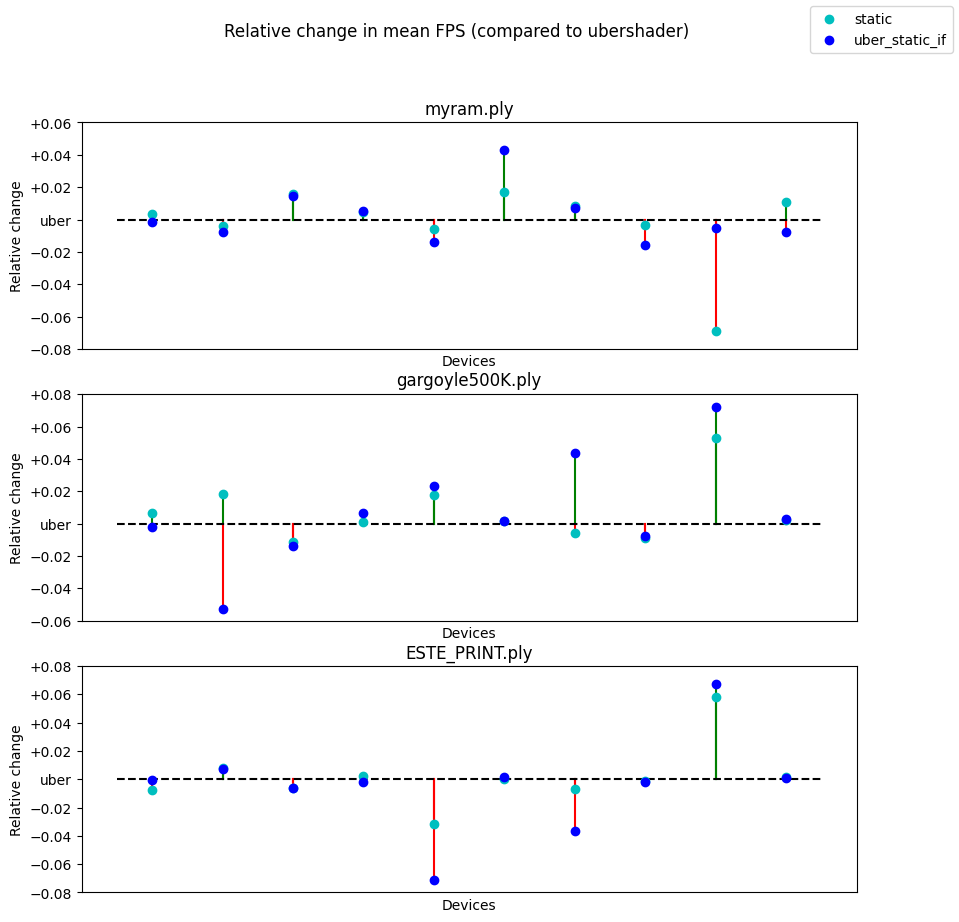
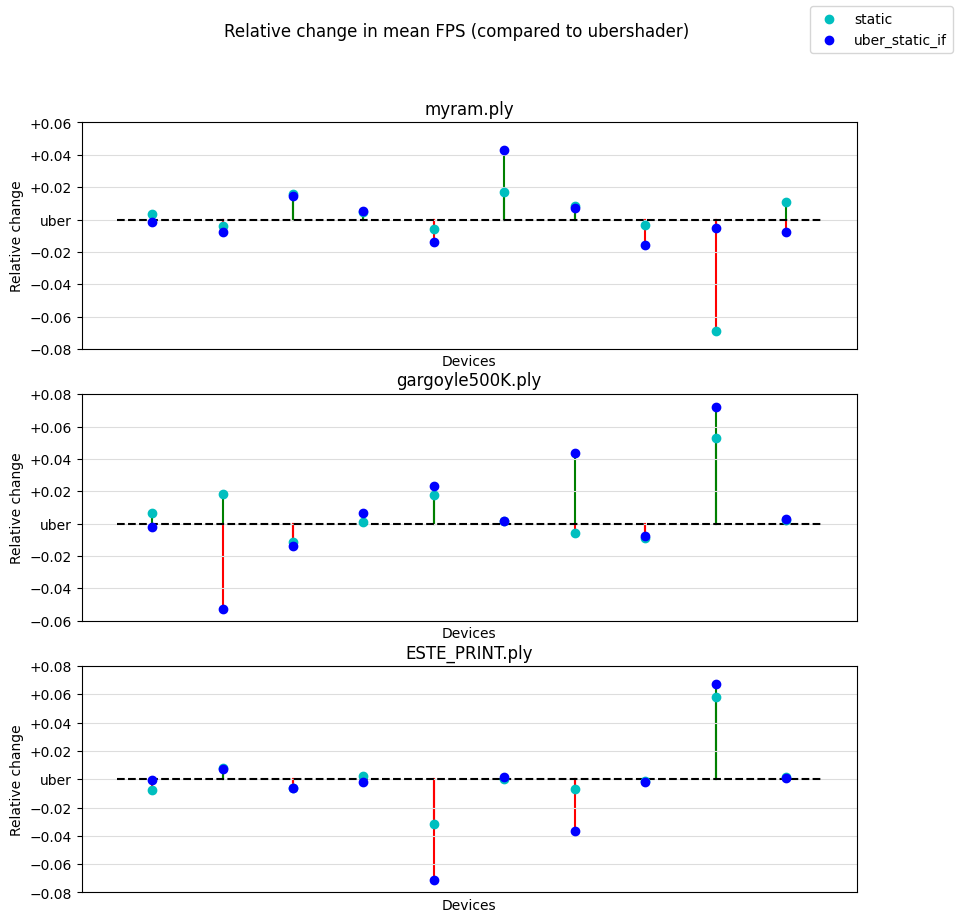
The notebook cell's code change between the first figure and the second:
--- before
+++ after
@@ -48,4 +48,5 @@
         axs[i].set_ylabel("Relative change")
         axs[i].set_yticks(axs[i].get_yticks(), [("+" + x if x[0] != "\u2212" and float_conv(x) != 0 else ("uber" if float_conv(x) == 0 else x)) for x in (y.get_text() for y in axs[i].get_yticklabels())])
+        axs[i].grid(True, color="#dddddd")
     fig.legend(arts, ["static", "uber_static_if"])
     fig.suptitle("Relative change in mean FPS (compared to ubershader)")

Commit: Added grid